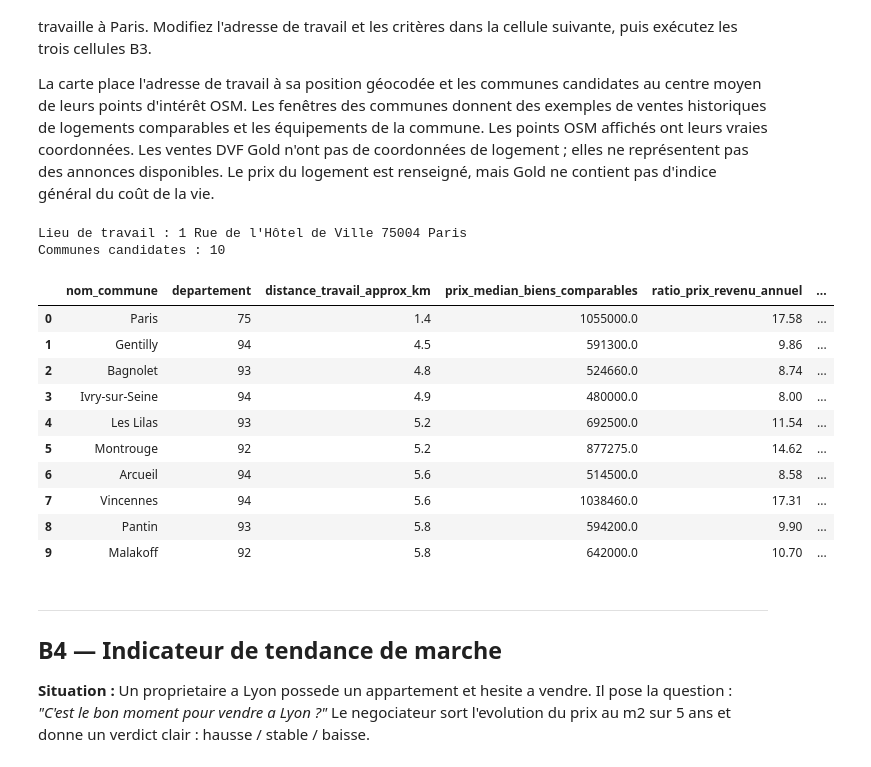
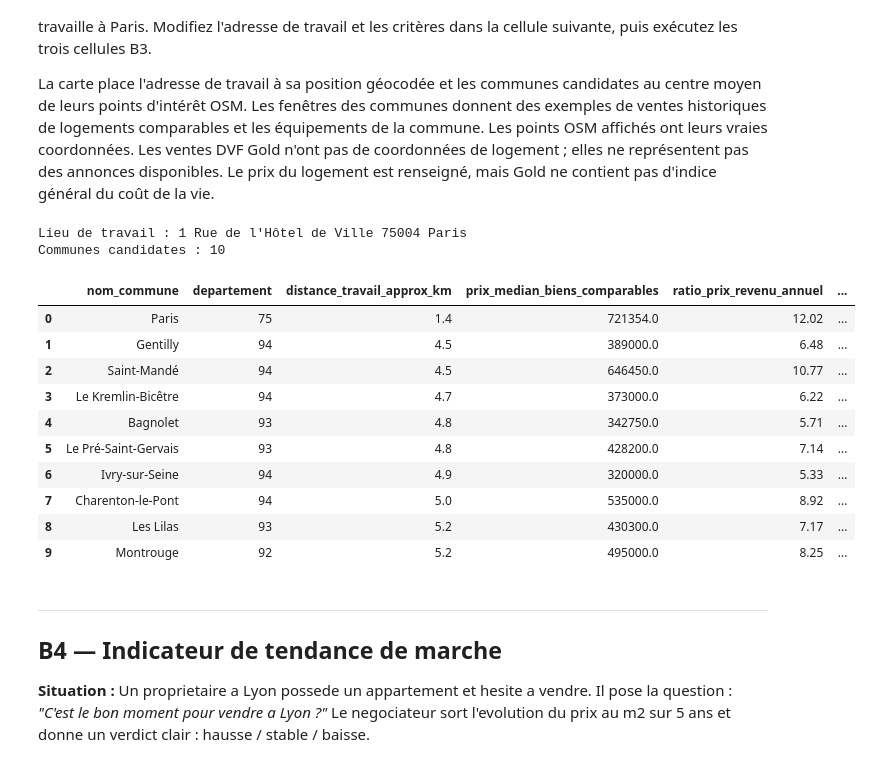
Before and after one commit to rayanhachemi/M2-datalake-immo-, a Jupyter notebook: notebooks/analyse_immo.ipynb, the cells around one changed output. Drawn from its saved outputs; the diff is of its cells as text; code cells hidden in the pictures.

```diff
--- a/notebooks/analyse_immo.ipynb
+++ b/notebooks/analyse_immo.ipynb
@@ -388,7 +388,7 @@ from gold.requetes import charger_requete
 
 # Critères du couple : modifier ces valeurs pour une nouvelle recherche.
 ADRESSE_TRAVAIL_B3 = "1 place de l'Hôtel de Ville, 75004 Paris"
-TYPE_BIEN_B3 = 'Maison'              # 'Maison' ou 'Appartement'
+TYPE_BIEN_B3 = 'Appartement'              # 'Maison' ou 'Appartement'
 REVENU_ANNUEL_C0UPLE_B3 = 60_000     # EUR/an ; information comparative
 SURFACE_SOUHAITEE_B3 = 80            # m²
 TOLERANCE_SURFACE_B3 = 25            # +/- 25 % autour de la surface souhaitée
@@ -418,43 +418,43 @@ elif code_travail_b3.startswith('6938'):
 params_b3 = {
     'code_commune_travail': code_travail_b3,
     'latitude_travail': lat_travail_b3,
     'longitude_travail': lon_travail_b3,
     'type_bien': TYPE_BIEN_B3,
     'revenu_annuel_couple': REVENU_ANNUEL_C0UPLE_B3,
     'surface_souhaitee_m2': SURFACE_SOUHAITEE_B3,
     'tolerance_surface_pct': TOLERANCE_SURFACE_B3,
     'distance_max_km': DISTANCE_MAX_B3,
     'budget_max_achat': BUDGET_MAX_B3,
     'limite': LIMITE_B3,
 }
 with engine.connect() as connexion_b3:
     df_b3 = pd.read_sql(charger_requete('B3'), connexion_b3, params=params_b3)
 
 print(f'Lieu de travail : {nom_adresse_b3}')
 print(f'Communes candidates : {len(df_b3)}')
 if not df_b3.empty:
     display(df_b3[[
         'nom_commune', 'departement', 'distance_travail_approx_km',
         'prix_median_biens_comparables', 'ratio_prix_revenu_annuel',
         'nb_poi_transport', 'nb_education_osm', 'nb_sante_osm',
         'nb_commerces_osm', 'nb_ventes_comparables'
     ]])
 else:
     print('Aucune commune ne satisfait les critères : élargir la distance ou la surface.')
 # %% [output]
 Lieu de travail : 1 Rue de l'Hôtel de Ville 75004 Paris
 Communes candidates : 10
 |  | nom_commune | departement | distance_travail_approx_km | prix_median_biens_comparables | ratio_prix_revenu_annuel | ... |
-| 0 | Paris | 75 | 1.4 | 1055000.0 | 17.58 | ... |
-| 1 | Gentilly | 94 | 4.5 | 591300.0 | 9.86 | ... |
-| 2 | Bagnolet | 93 | 4.8 | 524660.0 | 8.74 | ... |
-| 3 | Ivry-sur-Seine | 94 | 4.9 | 480000.0 | 8.00 | ... |
-| 4 | Les Lilas | 93 | 5.2 | 692500.0 | 11.54 | ... |
-| 5 | Montrouge | 92 | 5.2 | 877275.0 | 14.62 | ... |
-| 6 | Arcueil | 94 | 5.6 | 514500.0 | 8.58 | ... |
-| 7 | Vincennes | 94 | 5.6 | 1038460.0 | 17.31 | ... |
-| 8 | Pantin | 93 | 5.8 | 594200.0 | 9.90 | ... |
-| 9 | Malakoff | 92 | 5.8 | 642000.0 | 10.70 | ... |
+| 0 | Paris | 75 | 1.4 | 721354.0 | 12.02 | ... |
+| 1 | Gentilly | 94 | 4.5 | 389000.0 | 6.48 | ... |
+| 2 | Saint-Mandé | 94 | 4.5 | 646450.0 | 10.77 | ... |
+| 3 | Le Kremlin-Bicêtre | 94 | 4.7 | 373000.0 | 6.22 | ... |
+| 4 | Bagnolet | 93 | 4.8 | 342750.0 | 5.71 | ... |
+| 5 | Le Pré-Saint-Gervais | 93 | 4.8 | 428200.0 | 7.14 | ... |
+| 6 | Ivry-sur-Seine | 94 | 4.9 | 320000.0 | 5.33 | ... |
+| 7 | Charenton-le-Pont | 94 | 5.0 | 535000.0 | 8.92 | ... |
+| 8 | Les Lilas | 93 | 5.2 | 430300.0 | 7.17 | ... |
+| 9 | Montrouge | 92 | 5.2 | 495000.0 | 8.25 | ... |
 # %%
 SQL_VENTES_B3 = """
 WITH ventes AS (
```
